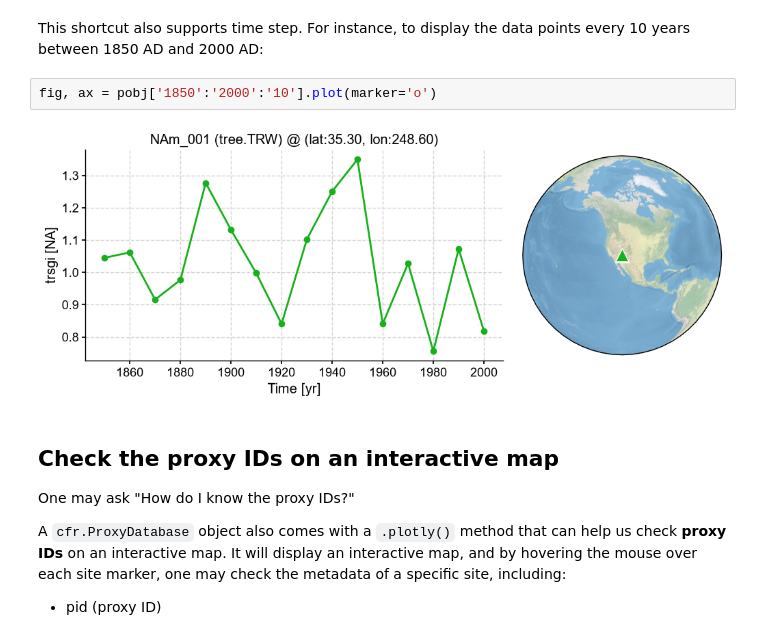
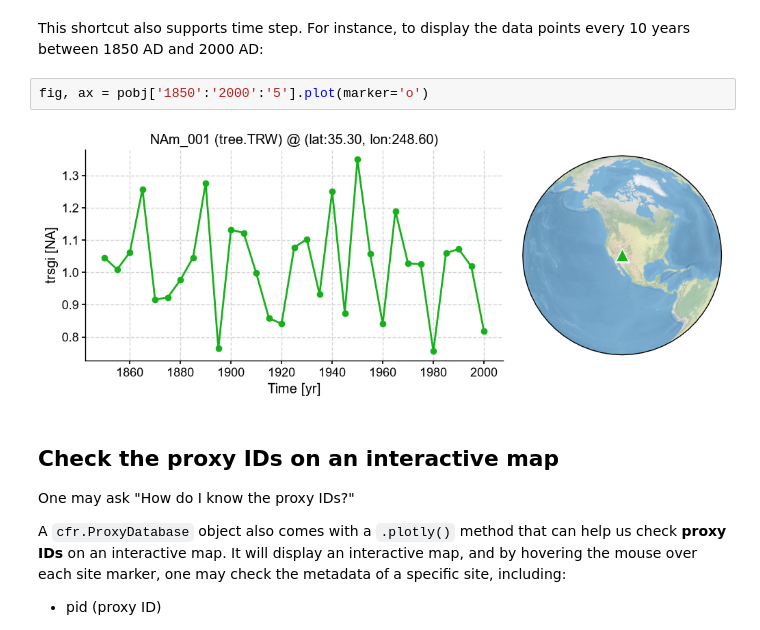
Before and after one commit to Rubencho6661/Curso-Cambio-Climatico-Global-Yachay, a Jupyter notebook: docsrc/notebooks/pp2k-pdb-load-viz.ipynb, the cells around one changed output. Drawn from its saved outputs; the diff is of its cells as text.

```diff
--- a/docsrc/notebooks/pp2k-pdb-load-viz.ipynb
+++ b/docsrc/notebooks/pp2k-pdb-load-viz.ipynb
@@ -190,9 +173,9 @@ fig, ax = pobj['1850':'2000'].plot()
 This shortcut also supports time step.
 For instance, to display the data points every 10 years between 1850 AD and 2000 AD:
 # %%
-fig, ax = pobj['1850':'2000':'10'].plot(marker='o')
+fig, ax = pobj['1850':'2000':'5'].plot(marker='o')
 # %% [output]
-[figure, old version]
+[figure, new version]
 # %% [markdown]
 ## Check the **proxy IDs** on an interactive map
 
```
Also changed, not shown: parts of 6 cells of this notebook.
